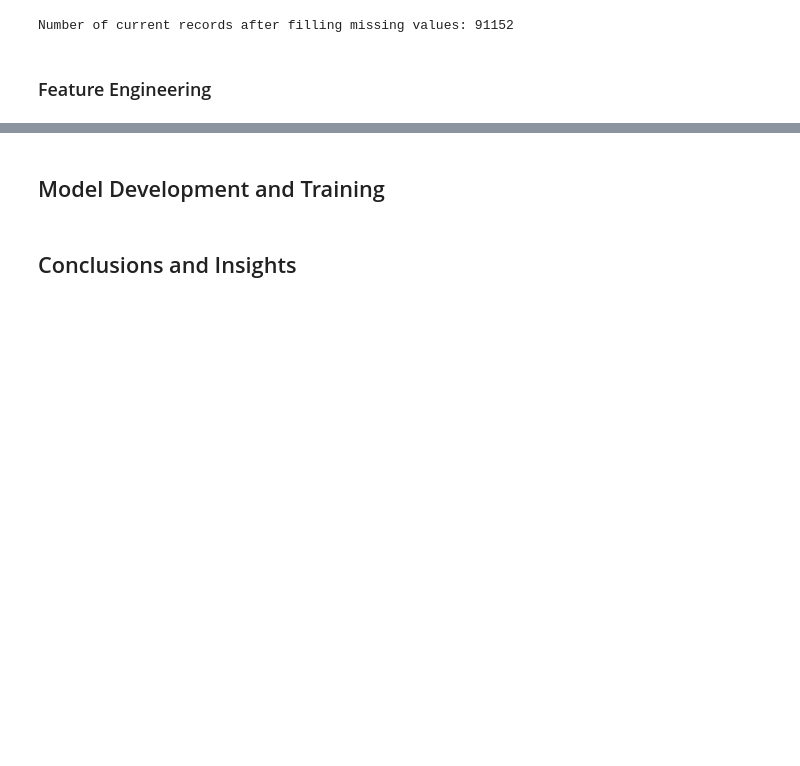
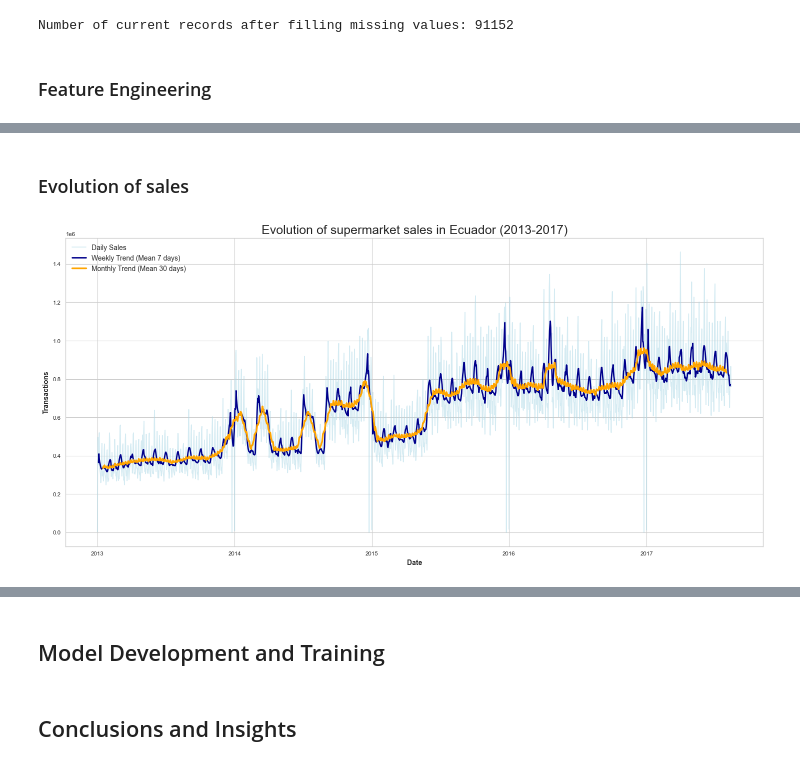
Before and after one commit to plss12/Store-Sales-TSF, a Jupyter notebook: TSF.ipynb, the cells around one changed output, grey strips where cells are left out. Saved outputs shown, nothing was run; the diff lists cells and outputs as text; code cells hidden in the pictures; blank space fills up the shorter version.

```diff
--- a/TSF.ipynb
+++ b/TSF.ipynb
@@ -240,7 +283,7 @@ oil = oil.set_index("date")
 new_idx = pd.date_range(start = oil.index.min(), end = oil.index.max())
 oil = oil.reindex(new_idx)
 
-oil = oil.fillna(method="ffill").fillna(method="bfill")
+oil = oil.ffill().bfill()
 
 oil = oil.reset_index().rename(columns={"index": "date"})
 
@@ -297,7 +368,7 @@ Number of current records after filling missing values: 91152
 # %%
-# Creating oil features with moving average
+# Creating oil features with moving average and filling first values with previous values
 oil["oil_ma7"] = oil["dcoilwtico"].rolling(window=7).mean()
-oil["oil_ma30"] = oil["dcoilwtico"].rolling(30).mean()
+oil["oil_ma30"] = oil["dcoilwtico"].rolling(window=30).mean()
 
 oil["oil_ma7"] = oil["oil_ma7"].bfill()
 oil["oil_ma30"] = oil["oil_ma30"].bfill()
@@ -304,2 +390,23 @@ oil["oil_ma30"] = oil["oil_ma30"].bfill()
+# %%
+# Creating lags for sales data to use it in prediction with the log transformation
+train["sales_lg"] = np.log1p(train["sales"])
+
+df_total = pd.concat([train, test], ignore_index=True)
+df_total = df_total.sort_values(["store_nbr", "family", "date"])
+
+df_total['sales_lag_16'] = df_total.groupby(["store_nbr", "family"])["sales_lg"].shift(16)
+df_total['sales_lag_21'] = df_total.groupby(["store_nbr", "family"])["sales_lg"].shift(21)
+df_total['sales_lag_28'] = df_total.groupby(["store_nbr", "family"])["sales_lg"].shift(28)
+df_total['sales_lag_30'] = df_total.groupby(["store_nbr", "family"])["sales_lg"].shift(30)
+df_total['sales_lag_365'] = df_total.groupby(["store_nbr", "family"])["sales_lg"].shift(365)
+
+df_total["sales_ma7_shift16"] = df_total.groupby(["store_nbr", "family"])["sales_lg"].transform(
+        lambda x: x.shift(16).rolling(window=7).mean())
+df_total["sales_ma30_shift16"] = df_total.groupby(["store_nbr", "family"])["sales_lg"].transform(
+        lambda x: x.shift(16).rolling(window=30).mean())
+# %%
+# Dividing data into train and test again and cleaning them
+train = df_total[df_total["date"] <= train_end].copy()
+test = df_total[df_total["date"] > train_end].copy()
 # %%
 # Merging stores data with train and test datasets
@@ -352,0 +465,21 @@ test_merged['is_payday'] = ((test_merged['day_of_week'] == 15) | (test_merged['d
+# %% [markdown]
+### Evolution of sales
+# %%
+daily_sales = train.groupby("date")["sales"].sum().reset_index()
+daily_sales["rolling_7"] = daily_sales["sales"].rolling(window=7, center=True).mean()
+daily_sales["rolling_30"] = daily_sales["sales"].rolling(window=30, center=True).mean()
+
+plt.figure(figsize=(18, 8))
+
+plt.plot(daily_sales["date"], daily_sales["sales"], color='lightblue', alpha=0.5, label='Daily Sales')
+plt.plot(daily_sales["date"], daily_sales["rolling_7"], color='darkblue', linewidth=2, label='Weekly Trend (Mean 7 days)')
+plt.plot(daily_sales["date"], daily_sales["rolling_30"], color='orange', linewidth=2.5, label='Monthly Trend (Mean 30 days)')
+
+plt.title("Evolution of supermarket sales in Ecuador (2013-2017)", fontsize=18)
+plt.ylabel("Transactions")
+plt.xlabel("Date")
+plt.legend()
+
+plt.show()
+# %% [output]
+[figure, added]
```
Also changed, not shown: parts of 23 cells of this notebook.
